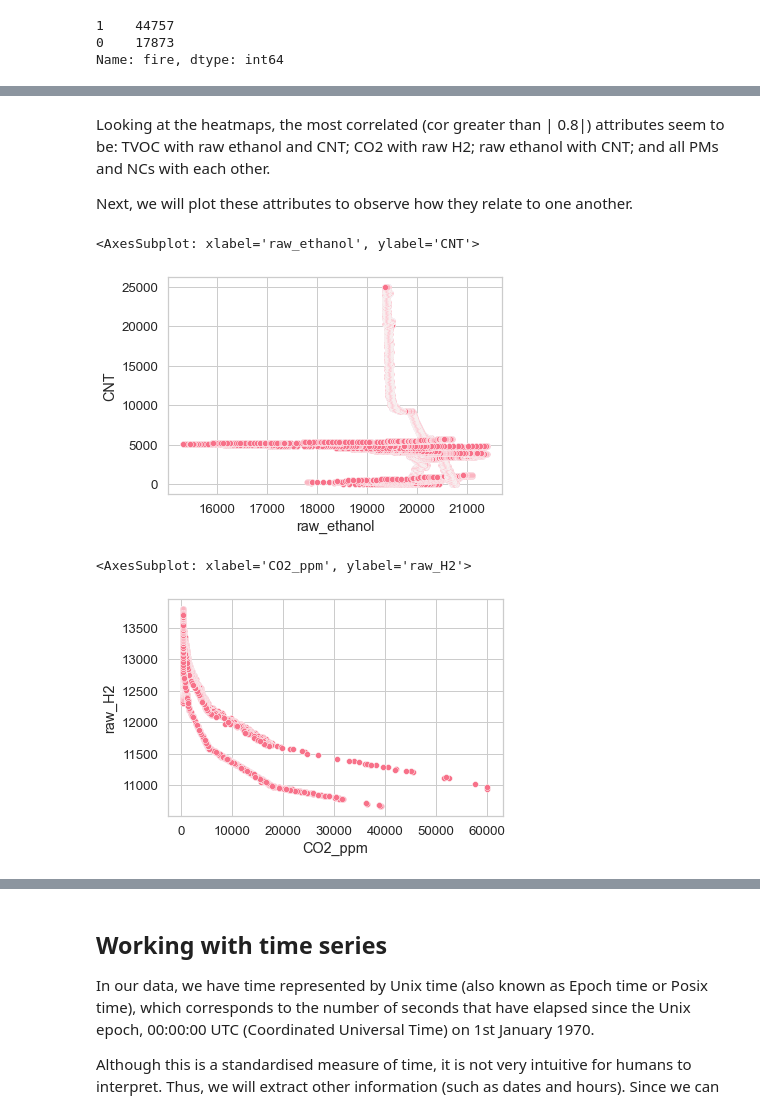
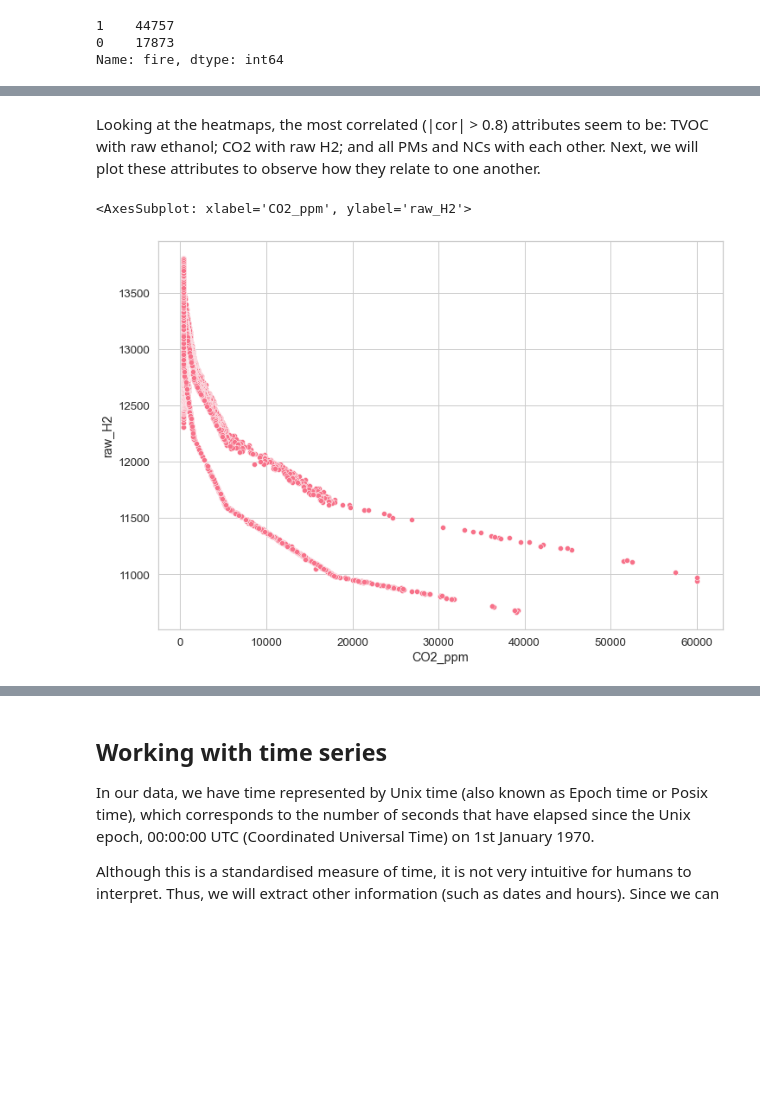
Before and after one commit to alanaselli/smoke_detection, a Jupyter notebook: main.ipynb, the cells around one changed output, grey strips where cells are left out. Drawn from its saved outputs; the diff is of its cells as text; code cells hidden in the pictures; blank space fills up the shorter version.

```diff
--- a/main.ipynb
+++ b/main.ipynb
@@ -129,0 +138,2 @@ df.head()
+# %%
+df.drop(columns=['CNT'], inplace = True)
@@ -196,7 +235,7 @@ import seaborn as sns
 import matplotlib.pyplot as plt
 
 # Define plot size
-plt.rcParams["figure.figsize"]=20,20
+#plt.rcParams["figure.figsize"]=10,10
 
 # Correlation heatmap
 sns.set(rc={'figure.figsize':(11.7,8.27)})
@@ -211,16 +250,9 @@ for i in ['pearson', 'kendall', 'spearman']:
 # %% [markdown]
-Looking at the heatmaps, the most correlated (cor greater than | 0.8|) attributes seem to be: TVOC with raw ethanol and CNT; CO2 with raw H2; raw ethanol with CNT; and all PMs and NCs with each other.
-
-Next, we will plot these attributes to observe how they relate to one another.
+Looking at the heatmaps, the most correlated (|cor| > 0.8) attributes seem to be: TVOC with raw ethanol; CO2 with raw H2; and all PMs and NCs with each other. Next, we will plot these attributes to observe how they relate to one another.
 # %%
 sns.set_theme(style="whitegrid", palette="husl", font_scale=1.2)
 
-sns.scatterplot(data = df, x = 'raw_ethanol', y = 'CNT')
+sns.scatterplot(data = df, x = 'CO2_ppm', y = 'raw_H2')
 # %% [output]
-<AxesSubplot: xlabel='raw_ethanol', ylabel='CNT'>
+<AxesSubplot: xlabel='CO2_ppm', ylabel='raw_H2'>
-[figure, old version]
+[figure, new version]
-# %%
-sns.scatterplot(data = df, x = 'CO2_ppm', y = 'raw_H2')
-# %% [output]
-<AxesSubplot: xlabel='CO2_ppm', ylabel='raw_H2'>
-[figure, removed]
```
Also changed, not shown: parts of 48 cells of this notebook.
